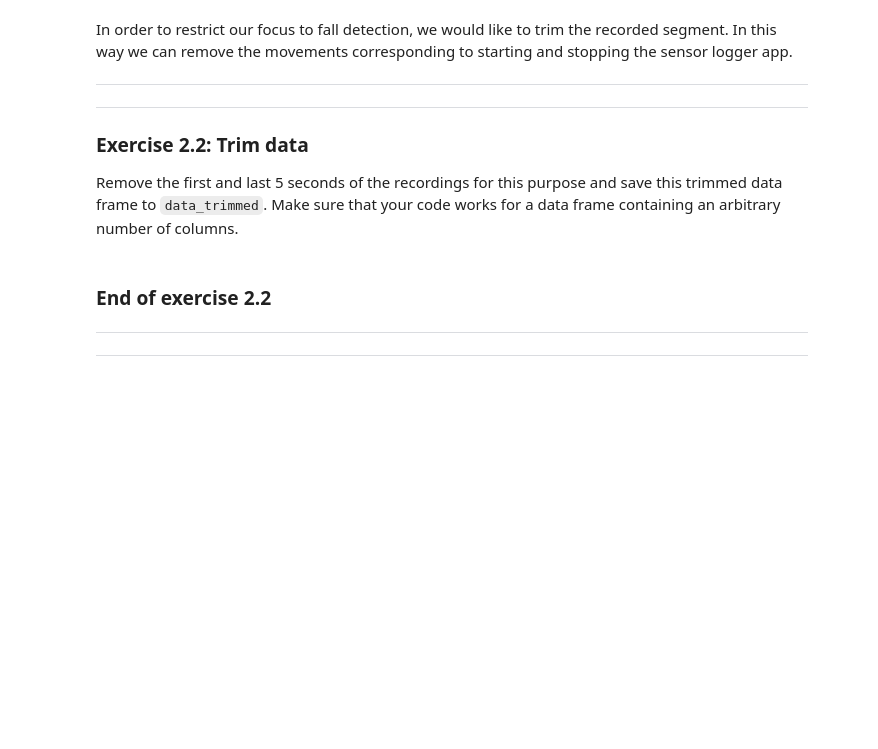
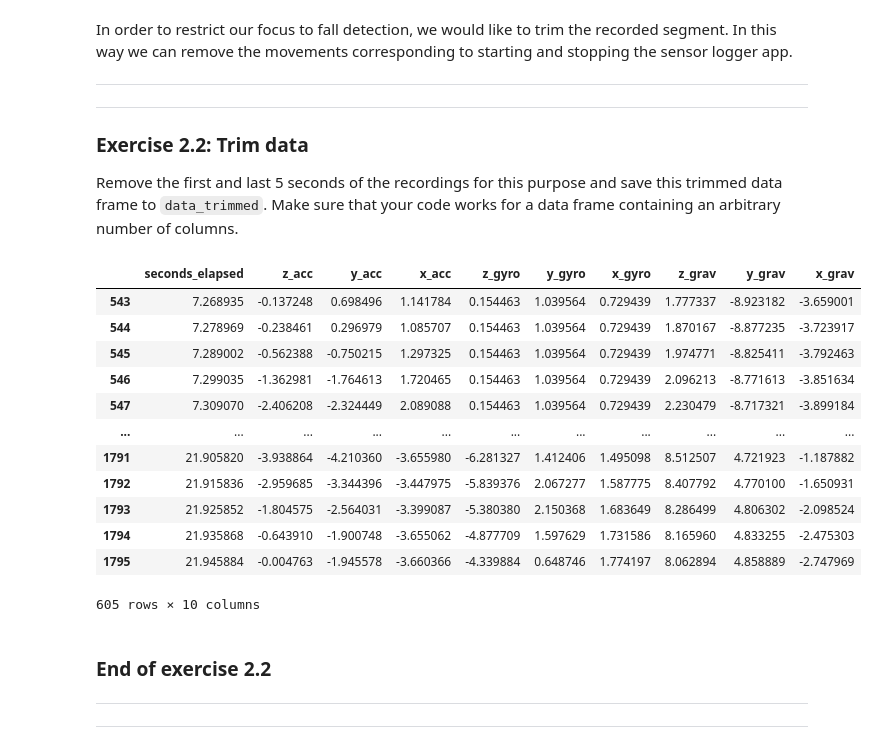
Before and after one commit to ErikNij/5ARB0DataScience, a Jupyter notebook: Assignment2a/falldetector-template.ipynb, the cells around one changed output. Cells and saved outputs as stored; diff of their text form; code cells hidden in the pictures; blank space fills up the shorter version.

```diff
--- a/Assignment2a/falldetector-template.ipynb
+++ b/Assignment2a/falldetector-template.ipynb
@@ -147,3 +104,45 @@ data_trimmed
+# %%
+#// BEGIN_TODO [5ARB0_FallDetector_2_2] Trim data
+
+def trimDataset(data: pd.DataFrame, fromStart= 5, fromEnd=5):
+    '''
+    Removes 'fromStart' number of seconds from the begging of the sample and removes 'fromEnd' number of seconds from the begging
+    :fromStart: the number of seconds to be removed from the begging of the record
+    :fromEnd: the number of seconds to be removed from the end of the record
+    @returns the trimmed dataset
+    '''
+
+    # from the begging
+    data = data.drop(
+        data[data['seconds_elapsed'] < fromStart].index
+    )
+
+    # from the end
+    data = data.drop(
+        data[data['seconds_elapsed'] > data['seconds_elapsed'].max() - fromEnd].index
+    )
+
+    return data
+
+
+#// END_TODO [5ARB0_FallDetector_2_2]
+# %%
+data_trimmed = trimDataset(data)
+data_trimmed
+# %% [output]
+|  | seconds_elapsed | z_acc | y_acc | x_acc | z_gyro | y_gyro | x_gyro | z_grav | y_grav | x_grav |
+| 543 | 7.268935 | -0.137248 | 0.698496 | 1.141784 | 0.154463 | 1.039564 | 0.729439 | 1.777337 | -8.923182 | -3.659001 |
+| 544 | 7.278969 | -0.238461 | 0.296979 | 1.085707 | 0.154463 | 1.039564 | 0.729439 | 1.870167 | -8.877235 | -3.723917 |
+| 545 | 7.289002 | -0.562388 | -0.750215 | 1.297325 | 0.154463 | 1.039564 | 0.729439 | 1.974771 | -8.825411 | -3.792463 |
+| 546 | 7.299035 | -1.362981 | -1.764613 | 1.720465 | 0.154463 | 1.039564 | 0.729439 | 2.096213 | -8.771613 | -3.851634 |
+| 547 | 7.309070 | -2.406208 | -2.324449 | 2.089088 | 0.154463 | 1.039564 | 0.729439 | 2.230479 | -8.717321 | -3.899184 |
+| ... | ... | ... | ... | ... | ... | ... | ... | ... | ... | ... |
+| 1791 | 21.905820 | -3.938864 | -4.210360 | -3.655980 | -6.281327 | 1.412406 | 1.495098 | 8.512507 | 4.721923 | -1.187882 |
+| 1792 | 21.915836 | -2.959685 | -3.344396 | -3.447975 | -5.839376 | 2.067277 | 1.587775 | 8.407792 | 4.770100 | -1.650931 |
+| 1793 | 21.925852 | -1.804575 | -2.564031 | -3.399087 | -5.380380 | 2.150368 | 1.683649 | 8.286499 | 4.806302 | -2.098524 |
+| 1794 | 21.935868 | -0.643910 | -1.900748 | -3.655062 | -4.877709 | 1.597629 | 1.731586 | 8.165960 | 4.833255 | -2.475303 |
+| 1795 | 21.945884 | -0.004763 | -1.945578 | -3.660366 | -4.339884 | 0.648746 | 1.774197 | 8.062894 | 4.858889 | -2.747969 |
+605 rows × 10 columns
 # %% [markdown]
 ### End of exercise 2.2
 ---
```
Also changed, not shown: parts of 11 cells of this notebook.
